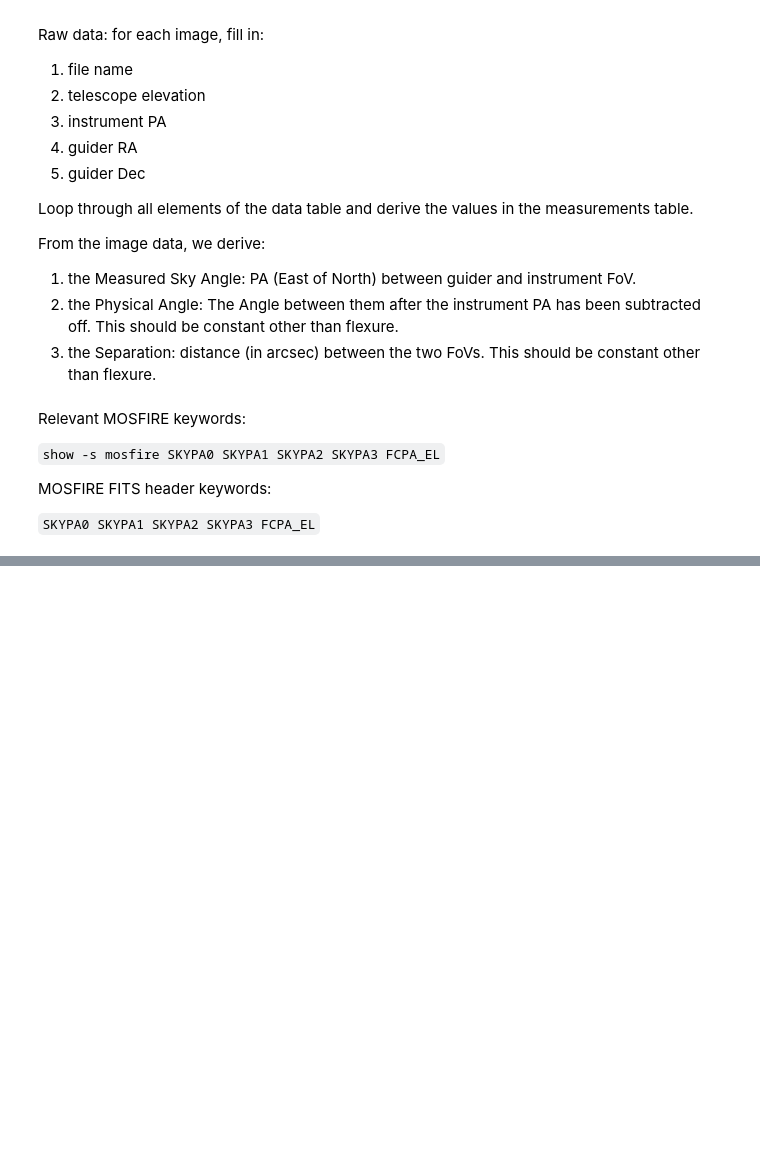
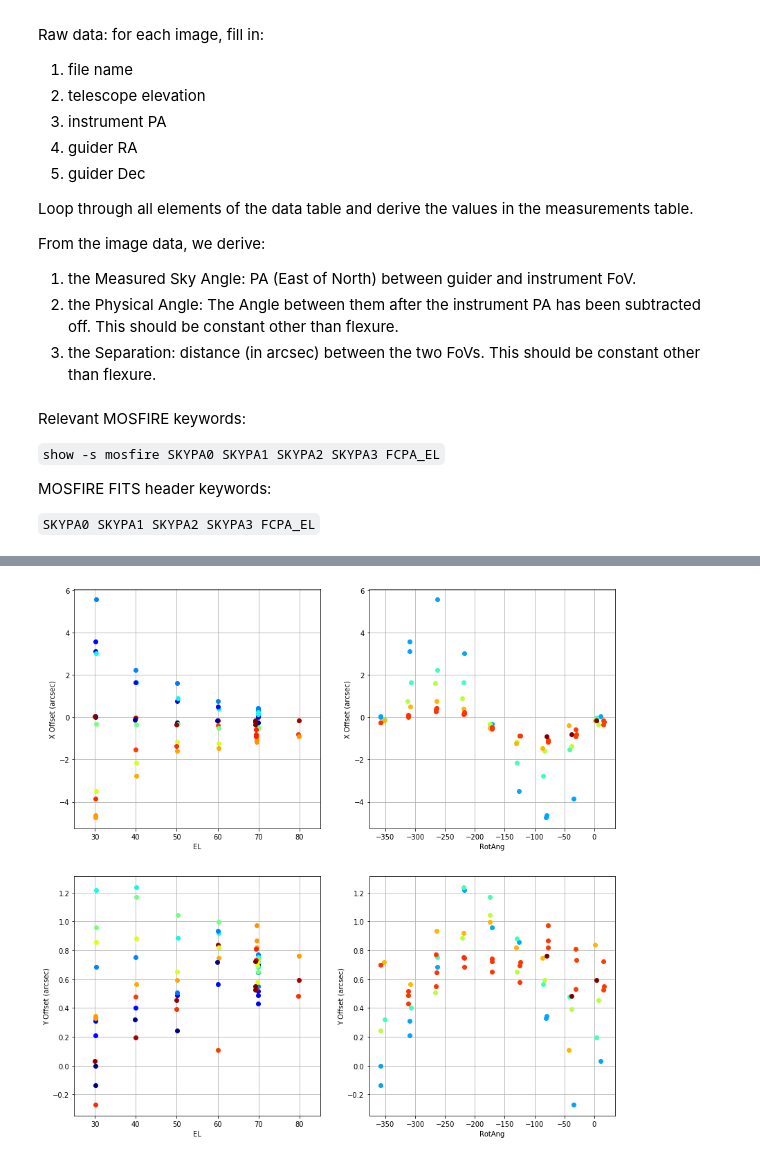
Before and after one commit to joshwalawender/MOSFIRE_GuiderFlexureModel, a Jupyter notebook: Guider Flexure.ipynb, the cells around one changed output, grey strips where cells are left out. Saved outputs shown, nothing was run; the diff lists cells and outputs as text; code cells hidden in the pictures; blank space fills up the shorter version.

```diff
--- a/Guider Flexure.ipynb
+++ b/Guider Flexure.ipynb
@@ -59,0 +118,38 @@ t = QTable.read(table_file, format='ascii')
+# %%
+plt.figure(figsize=(14,14))
+
+plt.subplot(2,2,1)
+for i,entry in enumerate(t):
+    plt.plot(entry['EL'], entry['Xoffset'], 'ko', color=cm.jet( (entry['RotAng']-mnra)/(mxra-mnra) ))
+plt.xlabel('EL')
+plt.ylabel('X Offset (arcsec)')
+plt.xlim(25,85)
+plt.grid()
+
+plt.subplot(2,2,2)
+for i,entry in enumerate(t):
+    plt.plot(entry['RotAng'], entry['Xoffset'], 'ko', color=cm.jet( (entry['EL']-10)/70 ))
+plt.xlabel('RotAng')
+plt.ylabel('X Offset (arcsec)')
+#plt.xlim(0,360)
+plt.grid()
+
+plt.subplot(2,2,3)
+for i,entry in enumerate(t):
+    plt.plot(entry['EL'], entry['Yoffset'], 'ko', color=cm.jet( (entry['RotAng']-mnra)/(mxra-mnra) ))
+plt.xlabel('EL')
+plt.ylabel('Y Offset (arcsec)')
+plt.xlim(25,85)
+plt.grid()
+
+plt.subplot(2,2,4)
+for i,entry in enumerate(t):
+    plt.plot(entry['RotAng'], entry['Yoffset'], 'ko', color=cm.jet( (entry['EL']-10)/70 ))
+plt.xlabel('RotAng')
+plt.ylabel('Y Offset (arcsec)')
+#plt.xlim(0,360)
+plt.grid()
+
+plt.show()
+# %% [output]
+[figure, added]
```
Also changed, not shown: parts of 7 cells of this notebook.
